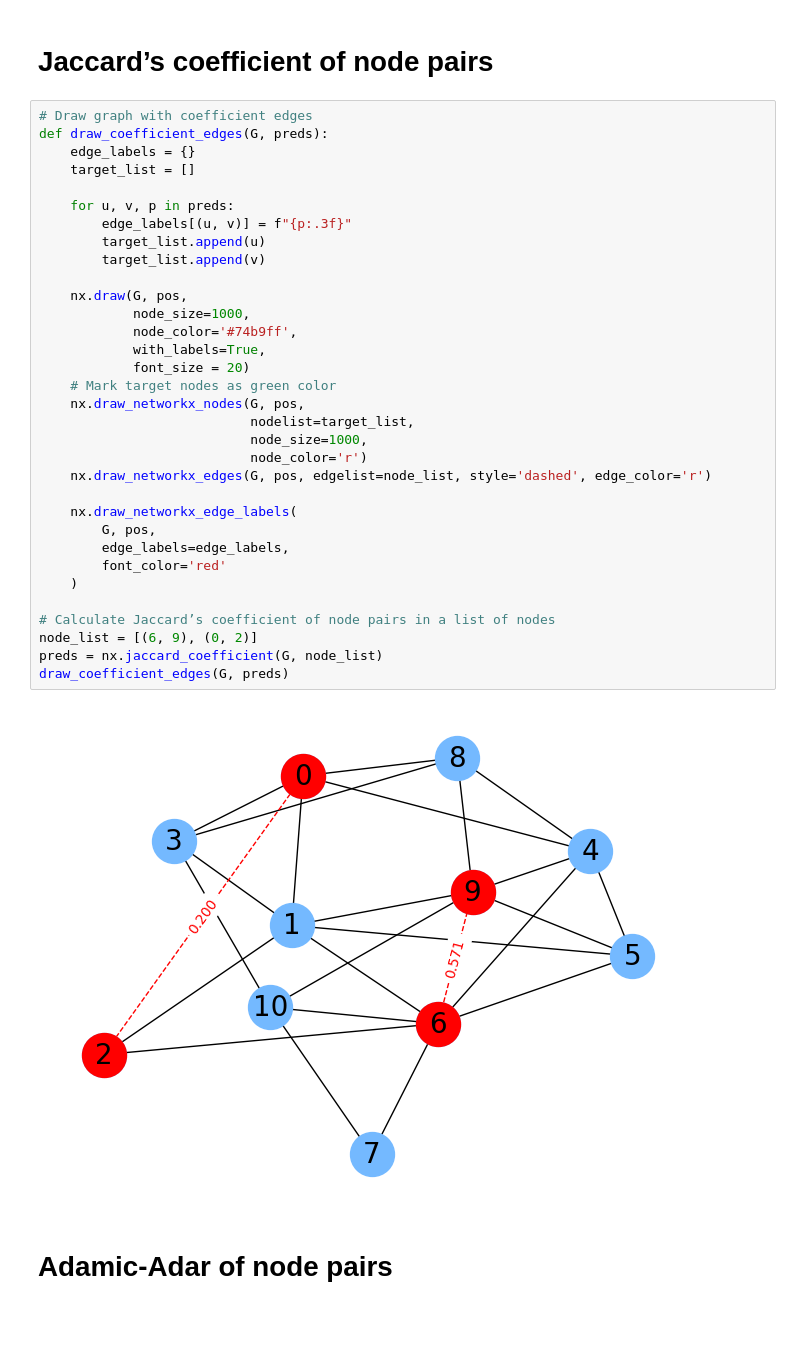
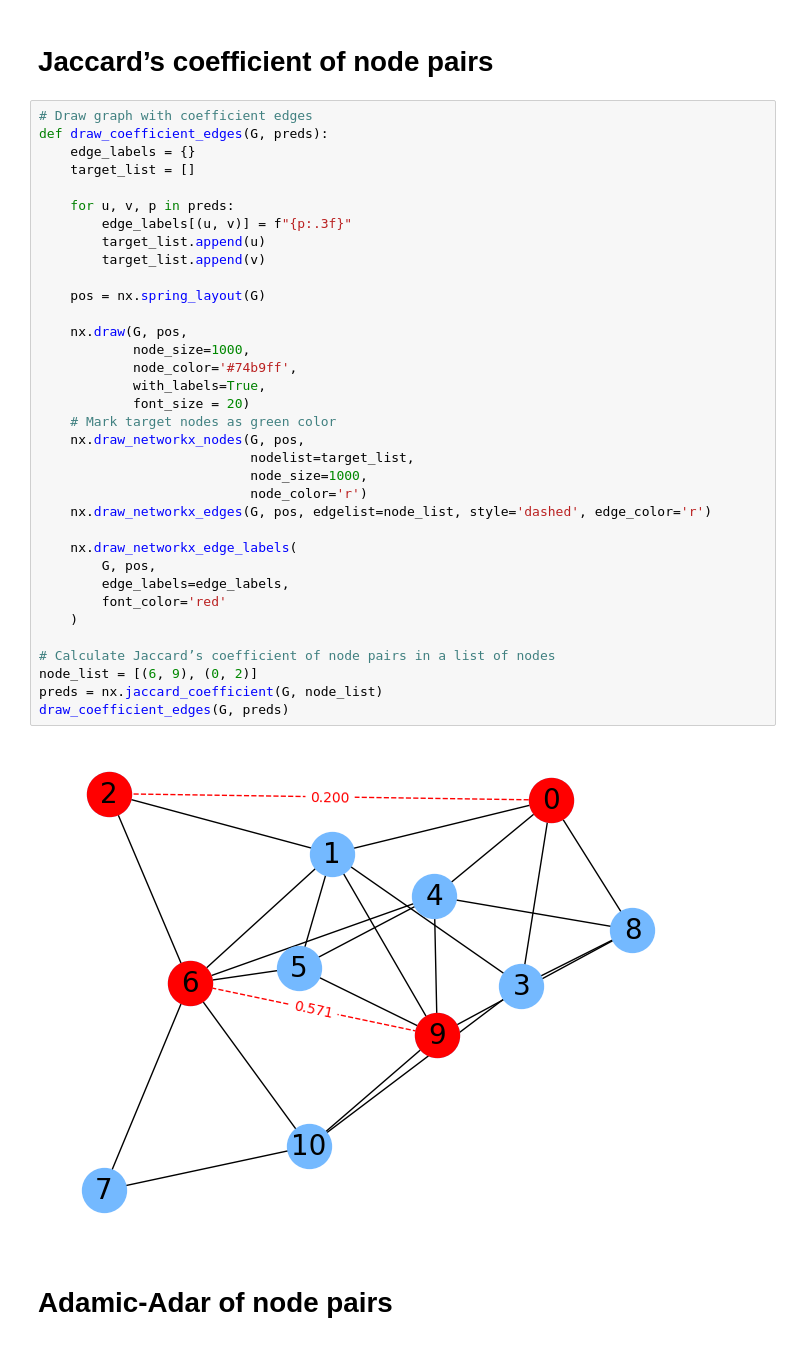
Before and after one commit to NSLab-CUK/Graph-Mining-Spring-2023, a Jupyter notebook: W6/Practice_6.ipynb, the cells around one changed output. Drawn from its saved outputs; the diff is of its cells as text.

```diff
--- a/W6/Practice_6.ipynb
+++ b/W6/Practice_6.ipynb
@@ -85,34 +85,36 @@ def draw_coefficient_edges(G, preds):
     target_list = []
 
     for u, v, p in preds:
         edge_labels[(u, v)] = f"{p:.3f}"
         target_list.append(u)
         target_list.append(v)
+
+    pos = nx.spring_layout(G)
 
     nx.draw(G, pos,
             node_size=1000,
             node_color='#74b9ff',
             with_labels=True,
             font_size = 20)
     # Mark target nodes as green color
     nx.draw_networkx_nodes(G, pos,
                            nodelist=target_list,
                            node_size=1000,
                            node_color='r')
     nx.draw_networkx_edges(G, pos, edgelist=node_list, style='dashed', edge_color='r')
 
     nx.draw_networkx_edge_labels(
         G, pos,
         edge_labels=edge_labels,
         font_color='red'
     )
 
 # Calculate Jaccard’s coefficient of node pairs in a list of nodes
 node_list = [(6, 9), (0, 2)]
 preds = nx.jaccard_coefficient(G, node_list)
 draw_coefficient_edges(G, preds)
 # %% [output]
-[figure, old version]
+[figure, new version]
 # %% [markdown]
 #  Adamic-Adar of node pairs
 # %%
```
Also changed, not shown: parts of 13 cells of this notebook, 3 other files.
